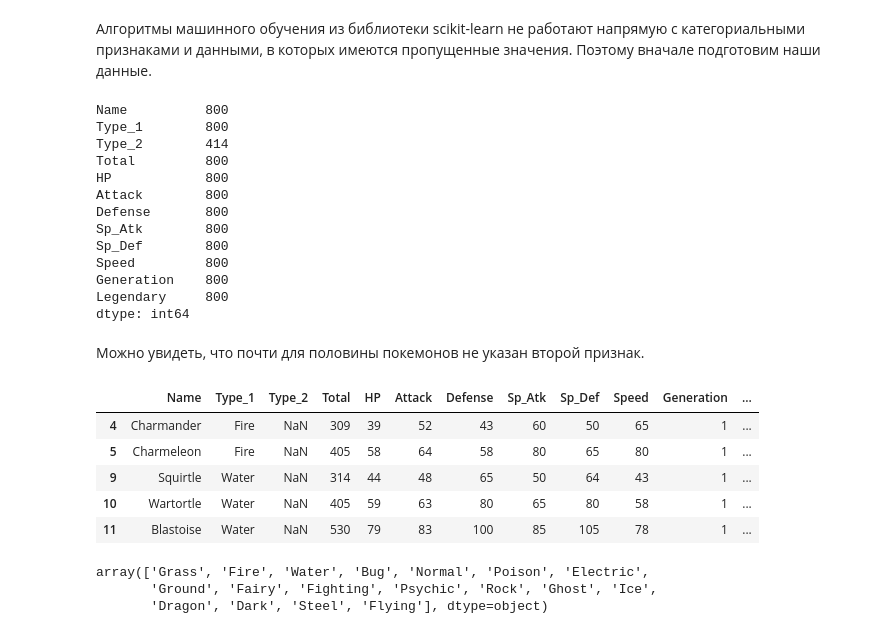
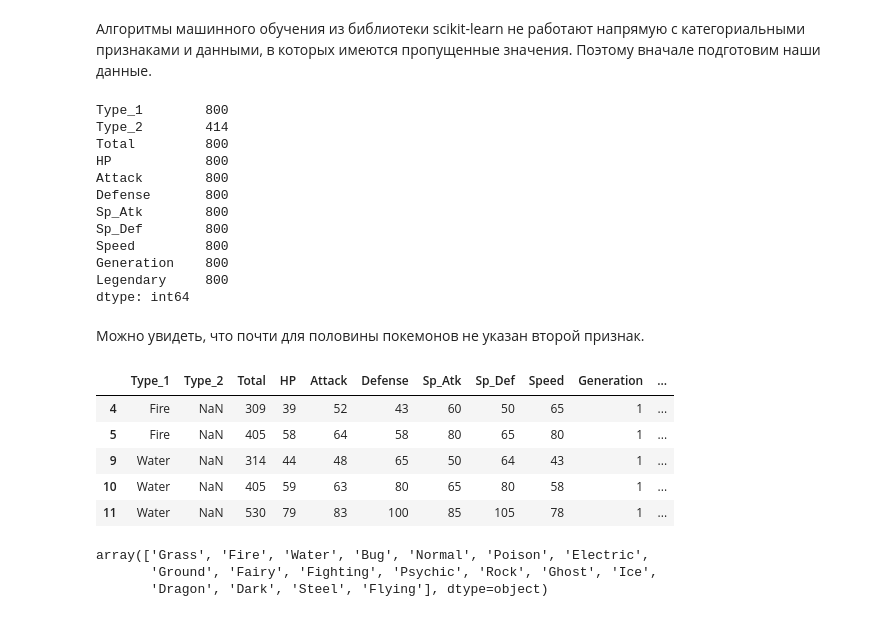
Before and after one commit to nik709/pokemons_data_analysis, a Jupyter notebook: pokemons_classification.ipynb, the cells around one changed output. Cells and saved outputs as stored; diff of their text form; code cells hidden in the pictures.

```diff
--- a/pokemons_classification.ipynb
+++ b/pokemons_classification.ipynb
@@ -41,6 +41,7 @@ import matplotlib.patches as ptc
 # %% [markdown]
 ### Загрузка данных
 # %%
-data = pd.read_csv('pokemon.csv', sep = ',', engine = 'python')
+dataInfoOrig = pd.read_csv('pokemon.csv', sep = ',', engine = 'python')
+dataInfo     = pd.read_csv('pokemon.csv', sep = ',', engine = 'python')
 type(data)
 # %% [output]
@@ -90,3 +91,6 @@ data.head()
 | 2 | Venusaur | Grass | Poison | 525 | 80 | 82 | 83 | 100 | 100 | 80 | 1 | ... |
 | 3 | VenusaurMega Venusaur | Grass | Poison | 625 | 80 | 100 | 123 | 122 | 120 | 80 | 1 | ... |
 | 4 | Charmander | Fire | NaN | 309 | 39 | 52 | 43 | 60 | 50 | 65 | 1 | ... |
+# %%
+dataInfo = dataInfo.drop("Name", axis = 1)
+dataInfo.head()
@@ -173,9 +184,8 @@ plt.show()
 # %% [markdown]
 Алгоритмы машинного обучения из библиотеки scikit-learn не работают напрямую с категориальными признаками и данными, в которых имеются пропущенные значения. Поэтому вначале подготовим наши данные.
 # %%
-data.count(axis=0)
+dataInfo.count(axis=0)
 # %% [output]
-Name          800
 Type_1        800
 Type_2        414
 Total         800
@@ -191,12 +201,12 @@ dtype: int64
 # %% [markdown]
 Можно увидеть, что почти для половины покемонов не указан второй признак.
 # %%
-data[data.Type_2.isnull()].head()
+dataInfo[dataInfo.Type_2.isnull()].head()
 # %% [output]
-|  | Name | Type_1 | Type_2 | Total | HP | Attack | Defense | Sp_Atk | Sp_Def | Speed | Generation | ... |
-| 4 | Charmander | Fire | NaN | 309 | 39 | 52 | 43 | 60 | 50 | 65 | 1 | ... |
-| 5 | Charmeleon | Fire | NaN | 405 | 58 | 64 | 58 | 80 | 65 | 80 | 1 | ... |
-| 9 | Squirtle | Water | NaN | 314 | 44 | 48 | 65 | 50 | 64 | 43 | 1 | ... |
-| 10 | Wartortle | Water | NaN | 405 | 59 | 63 | 80 | 65 | 80 | 58 | 1 | ... |
-| 11 | Blastoise | Water | NaN | 530 | 79 | 83 | 100 | 85 | 105 | 78 | 1 | ... |
+|  | Type_1 | Type_2 | Total | HP | Attack | Defense | Sp_Atk | Sp_Def | Speed | Generation | ... |
+| 4 | Fire | NaN | 309 | 39 | 52 | 43 | 60 | 50 | 65 | 1 | ... |
+| 5 | Fire | NaN | 405 | 58 | 64 | 58 | 80 | 65 | 80 | 1 | ... |
+| 9 | Water | NaN | 314 | 44 | 48 | 65 | 50 | 64 | 43 | 1 | ... |
+| 10 | Water | NaN | 405 | 59 | 63 | 80 | 65 | 80 | 58 | 1 | ... |
+| 11 | Water | NaN | 530 | 79 | 83 | 100 | 85 | 105 | 78 | 1 | ... |
 # %%
```
Also changed, not shown: parts of 71 cells of this notebook.
